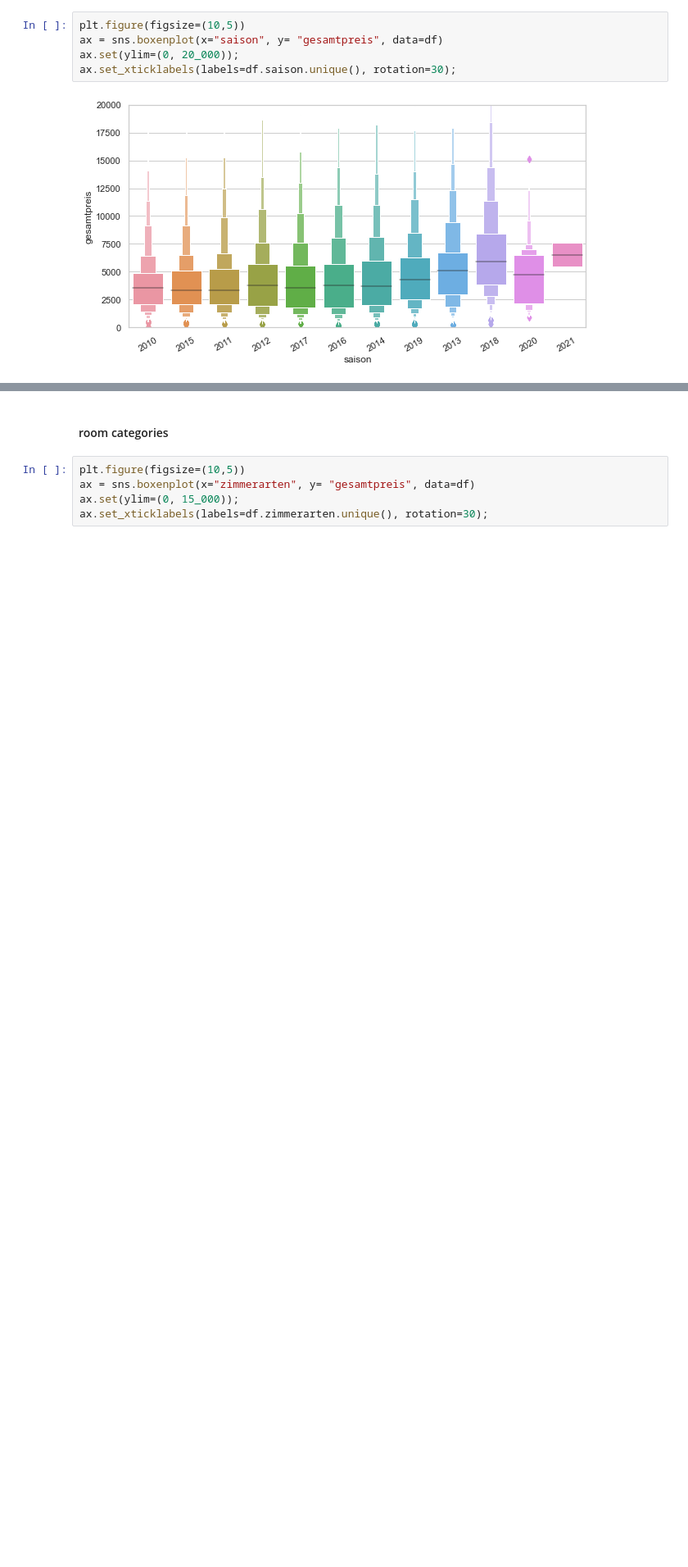
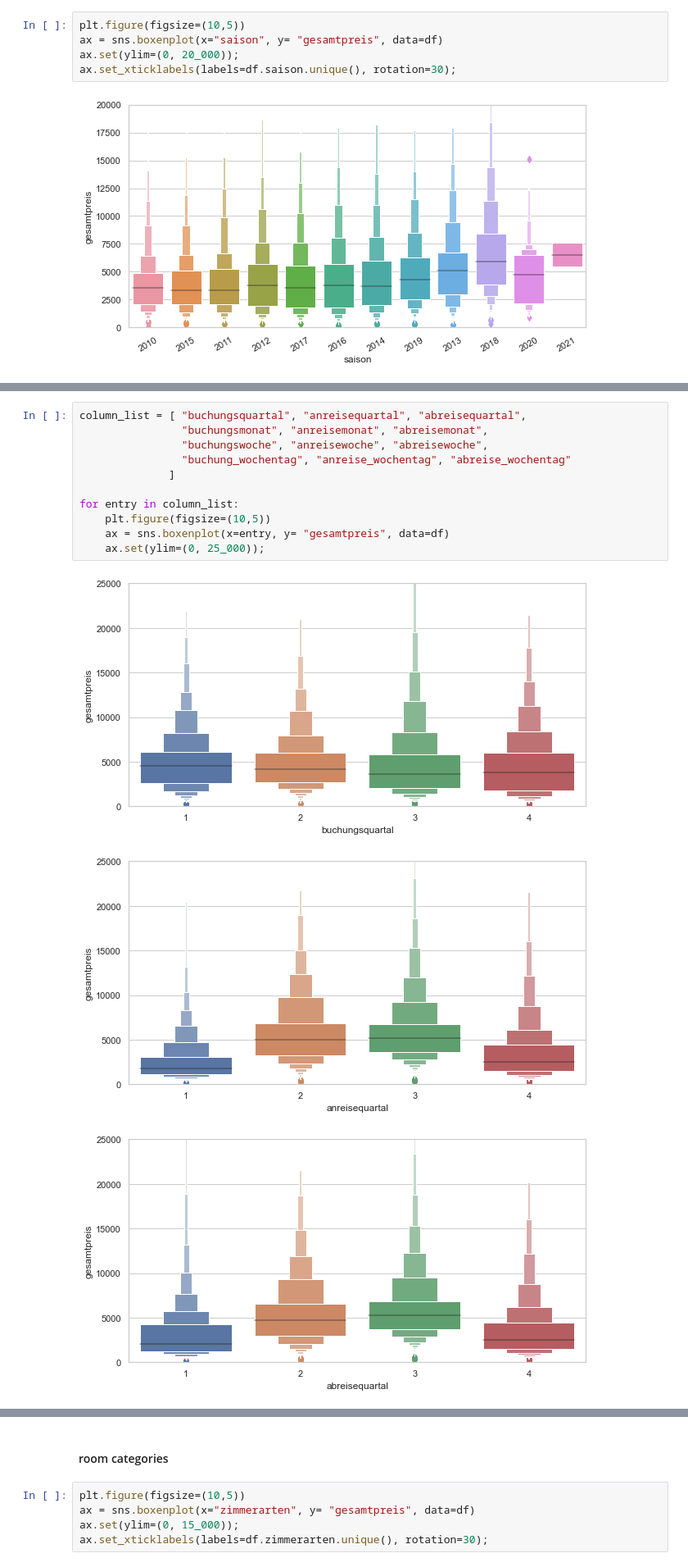
Before and after one commit to argv1/Booking-Prediction-EDA, a Jupyter notebook: 2-Features_and_EDA.ipynb, the cells around one changed output, grey strips where cells are left out. Shown at 82% size. Saved outputs shown, nothing was run; the diff lists cells and outputs as text; blank space fills up the shorter version.

```diff
--- a/2-Features_and_EDA.ipynb
+++ b/2-Features_and_EDA.ipynb
@@ -850,0 +850,15 @@ ax.set_xticklabels(labels=df.saison.unique(), rotation=30);
+# %%
+column_list = [ "buchungsquartal", "anreisequartal", "abreisequartal",
+                "buchungsmonat", "anreisemonat", "abreisemonat",
+                "buchungswoche", "anreisewoche", "abreisewoche",
+                "buchung_wochentag", "anreise_wochentag", "abreise_wochentag"
+              ]
+
+for entry in column_list:
+    plt.figure(figsize=(10,5))
+    ax = sns.boxenplot(x=entry, y= "gesamtpreis", data=df)
+    ax.set(ylim=(0, 25_000));
+# %% [output]
+[figure, added]
+[figure, added]
+[figure, added]
```
Also changed, not shown: parts of 35 cells of this notebook, 1 other file.
